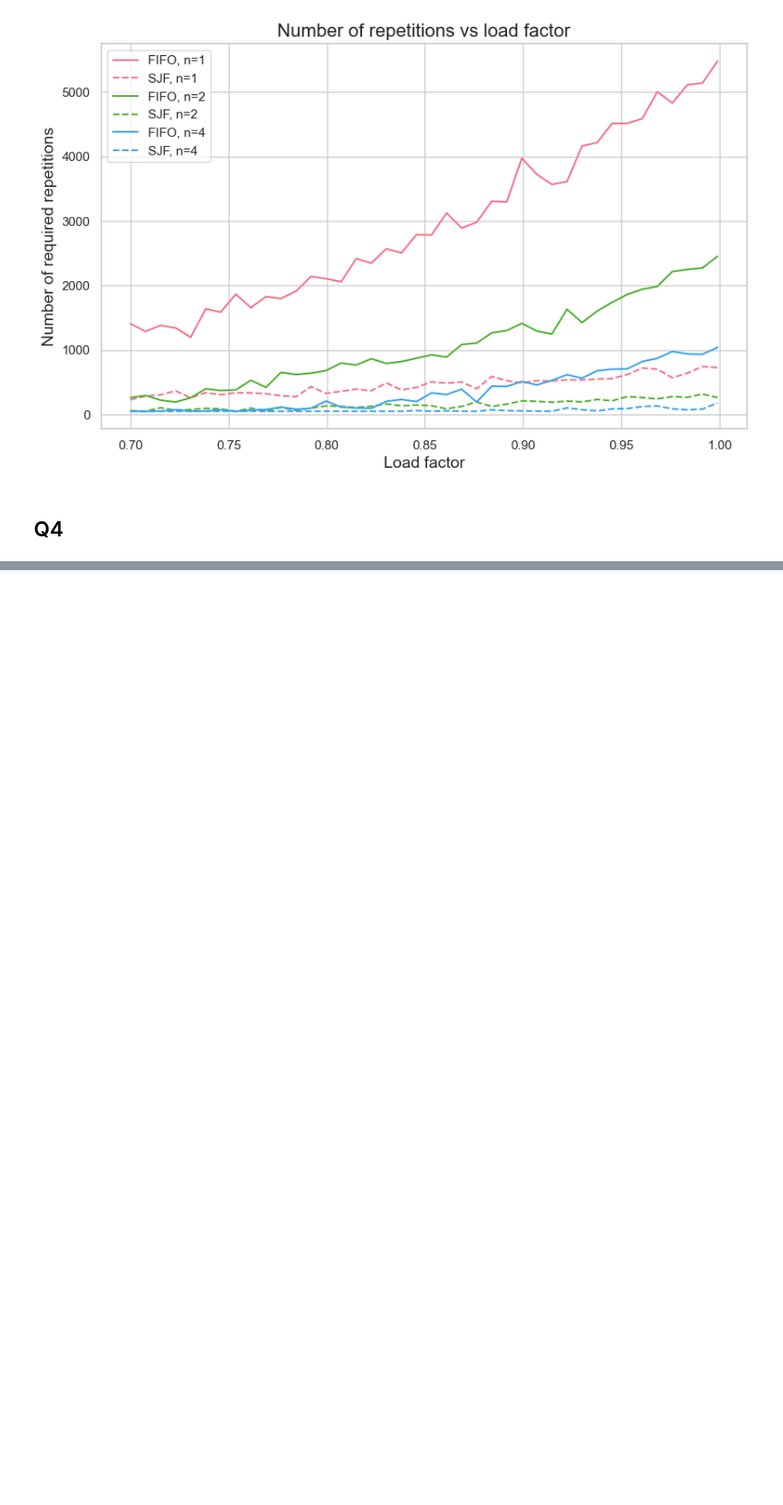
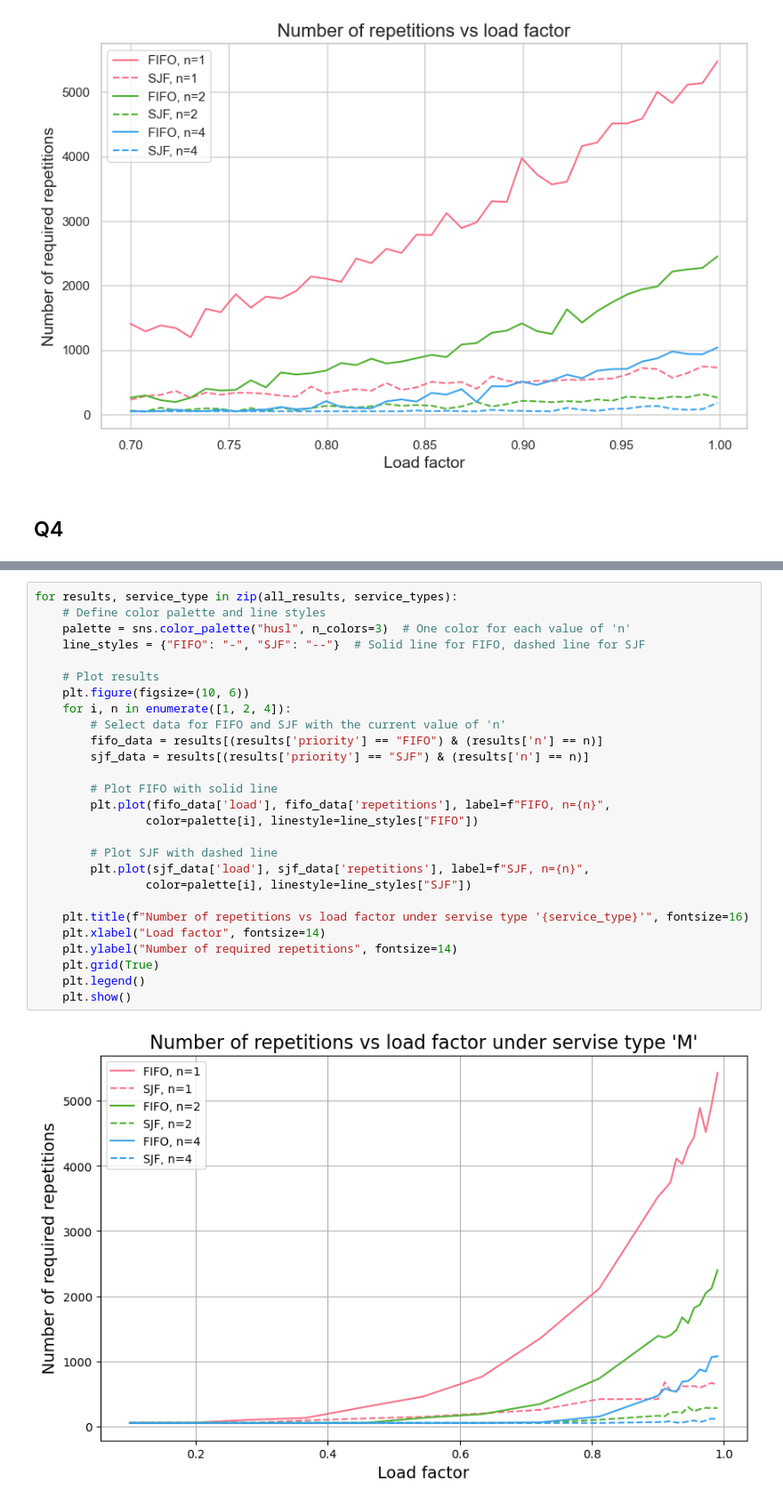
Before and after one commit to ThomasTenDamme/Stochastic_Simulation_Assignment2, a Jupyter notebook: Assignment 2 Thomas.ipynb, the cells around one changed output, grey strips where cells are left out. Shown at 89% size. Cells and saved outputs as stored; diff of their text form; blank space fills up the shorter version.

```diff
--- a/Assignment 2 Thomas.ipynb
+++ b/Assignment 2 Thomas.ipynb
@@ -966,0 +1228,29 @@ plt.show()
+# %%
+for results, service_type in zip(all_results, service_types):
+    # Define color palette and line styles
+    palette = sns.color_palette("husl", n_colors=3)  # One color for each value of 'n'
+    line_styles = {"FIFO": "-", "SJF": "--"}  # Solid line for FIFO, dashed line for SJF
+
+    # Plot results
+    plt.figure(figsize=(10, 6))
+    for i, n in enumerate([1, 2, 4]):
+        # Select data for FIFO and SJF with the current value of 'n'
+        fifo_data = results[(results['priority'] == "FIFO") & (results['n'] == n)]
+        sjf_data = results[(results['priority'] == "SJF") & (results['n'] == n)]
+
+        # Plot FIFO with solid line
+        plt.plot(fifo_data['load'], fifo_data['repetitions'], label=f"FIFO, n={n}",
+                color=palette[i], linestyle=line_styles["FIFO"])
+
+        # Plot SJF with dashed line
+        plt.plot(sjf_data['load'], sjf_data['repetitions'], label=f"SJF, n={n}",
+                color=palette[i], linestyle=line_styles["SJF"])
+
+    plt.title(f"Number of repetitions vs load factor under servise type '{service_type}'", fontsize=16)
+    plt.xlabel("Load factor", fontsize=14)
+    plt.ylabel("Number of required repetitions", fontsize=14)
+    plt.grid(True)
+    plt.legend()
+    plt.show()
+# %% [output]
+[figure, added]
```
Also changed, not shown: parts of 11 cells of this notebook.
